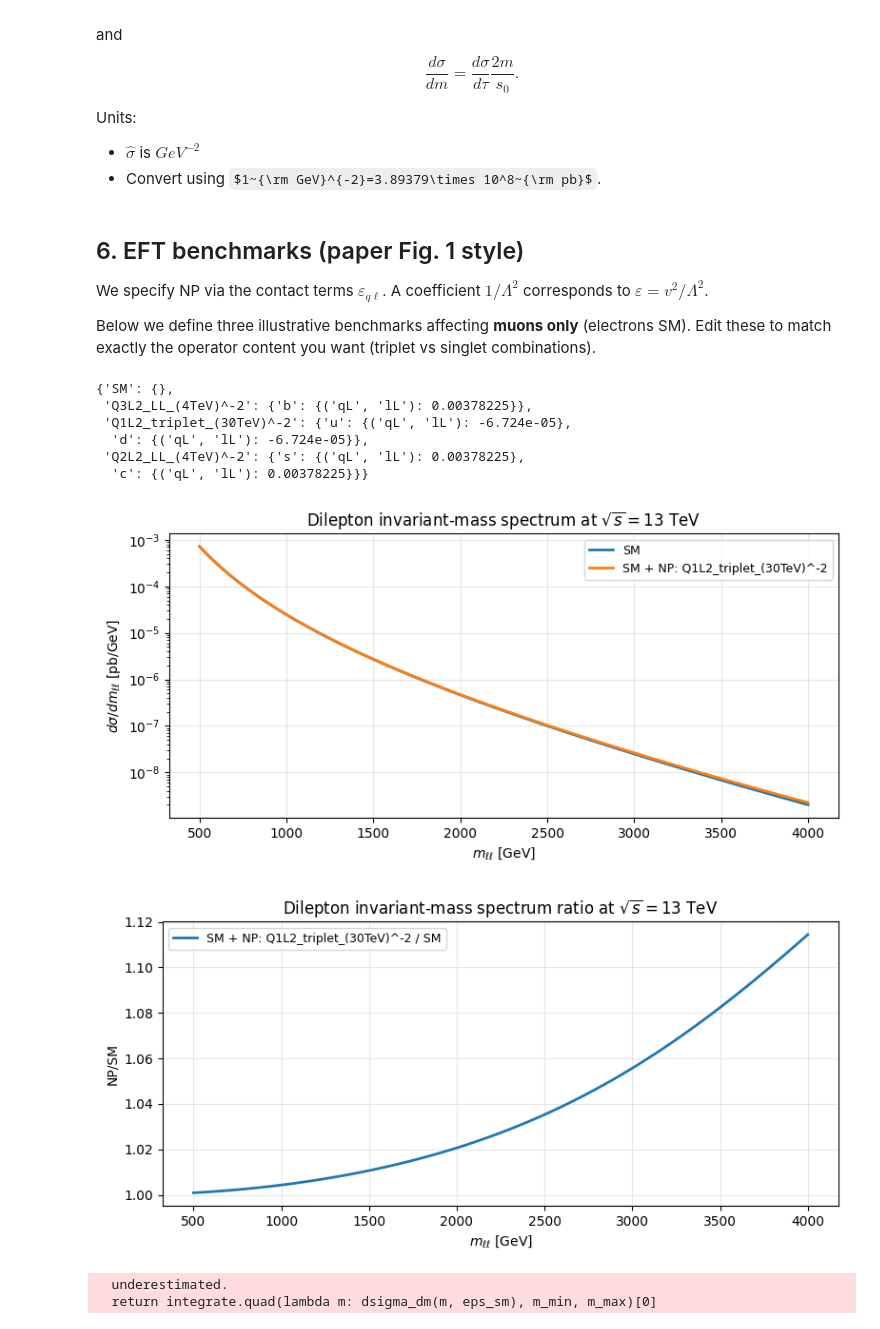
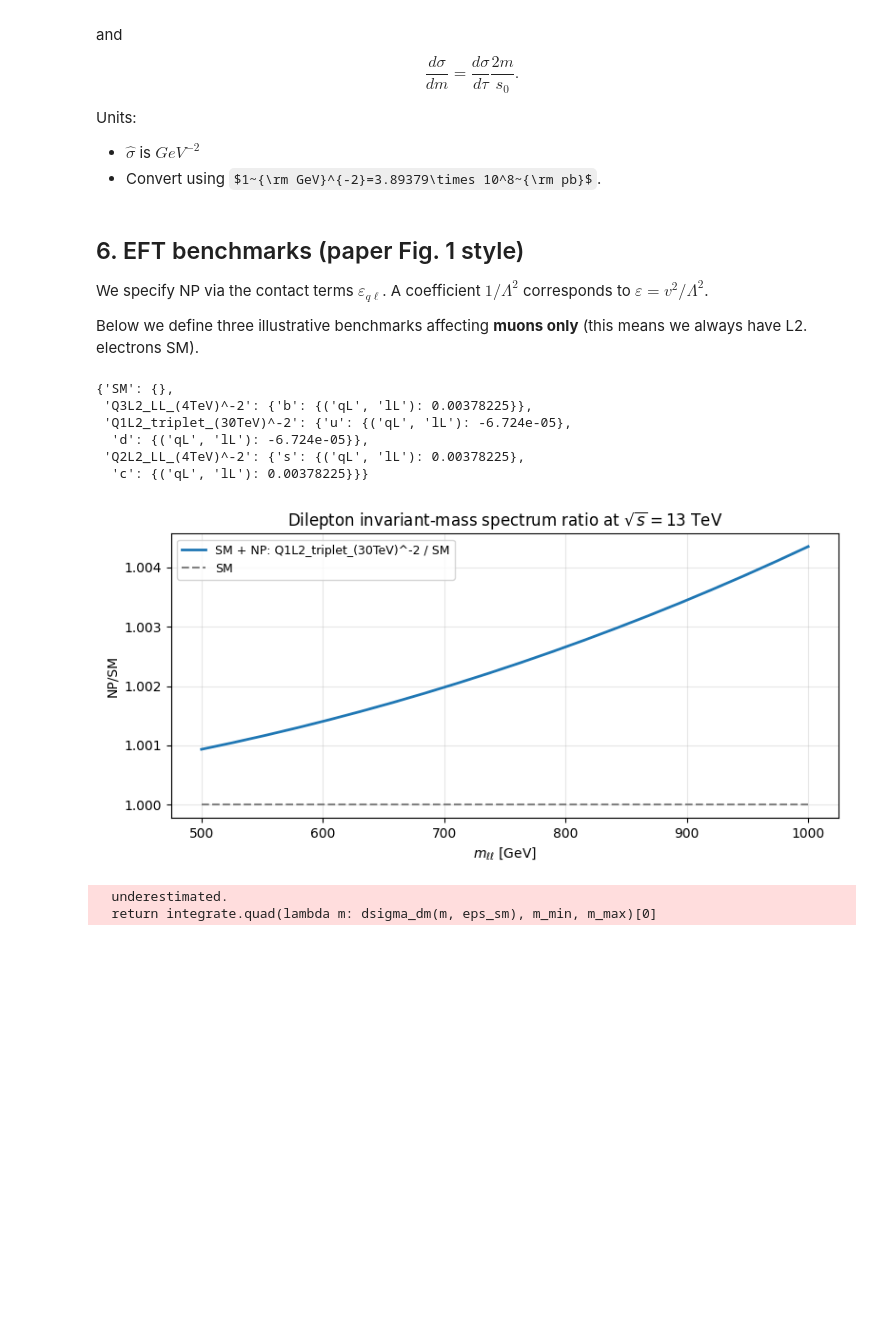
Before and after one commit to manuel-morales-a/flavourful_DY_PDF_SMEFT, a Jupyter notebook: dy_SM_NP.ipynb, the cells around one changed output. Cells and saved outputs as stored; diff of their text form; code cells hidden in the pictures; some formulas as TeX source; blank space fills up the shorter version.

```diff
--- a/dy_SM_NP.ipynb
+++ b/dy_SM_NP.ipynb
@@ -93,3 +106,19 @@ def F_form_factor(s, Qq, Ql, gZq, gZl, eps=0.0):
     zprop = (gZq * gZl) / (s - mZ**2 + 1j*mZ*GammaZ)
     contact = eps / v**2
     return photon + zprop + contact
+# %%
+# Example: three form factors and their modulus-squared
+s_example = 1000.0**2  # GeV^2
+
+F1 = F_form_factor(s_example, Q_u, Q_e, gZuL, gZlL, eps=0.0)
+F2 = F_form_factor(s_example, Q_u, Q_e, gZuL, gZlL, eps=eps_from_Lambda(30.0, sign=+1.0))
+F3 = F_form_factor(s_example, Q_u, Q_e, gZuL, gZlL, eps=eps_from_Lambda(30.0, sign=-1.0))
+
+examples = {"F1 (SM photon+Z)": F1,
+            "F2 (+eps, 30 TeV)": F2,
+            "F3 (-eps, 30 TeV)": F3}
+
+for name, val in examples.items():
+    print(name, "=", val)
+    print("|{}|^2 =".format(name), abs(val)**2)
+    print()
@@ -289,6 +335,5 @@ def dsigma_dm(m, eps_by_flavour, muF=None):
 We specify NP via the contact terms $\varepsilon_{q\ell}$.
 A coefficient $1/\Lambda^2$ corresponds to $\varepsilon = v^2/\Lambda^2$.
 
-Below we define three illustrative benchmarks affecting **muons only** (electrons SM).
-Edit these to match exactly the operator content you want (triplet vs singlet combinations).
+Below we define three illustrative benchmarks affecting **muons only** (this means we always have L2. electrons SM).
 # %%
@@ -322,50 +366,50 @@ benchmarks
 # %%
 # ---------------------------------
 # Choose benchmark and mass grid
 # ---------------------------------
 bench_name = "Q1L2_triplet_(30TeV)^-2"   # change as needed
 eps_np = benchmarks[bench_name]
 eps_sm = benchmarks["SM"]
 
-m_grid = np.linspace(500.0, 4000.0, 80)  # GeV
+m_grid = np.linspace(500.0, 1000.0, 20)  # GeV
 
 # ---------------------------------
 # Compute spectra
 # ---------------------------------
 ds_dm_sm = np.array([dsigma_dm(m, eps_sm) for m in m_grid])
 ds_dm_np = np.array([dsigma_dm(m, eps_np) for m in m_grid])
 
-# ---------------------------------
-# Plot dσ/dm
-# ---------------------------------
-plt.figure(figsize=(8,4))
-plt.plot(m_grid, ds_dm_sm, label="SM", linewidth=2)
-plt.plot(m_grid, ds_dm_np, label=f"SM + NP: {bench_name}", linewidth=2)
+## ---------------------------------
+## Plot dσ/dm
+## ---------------------------------
+#fig, ax = plt.subplots(figsize=(8,4))
+#ax.plot(m_grid, ds_dm_sm, label="SM", linewidth=2)
+#ax.plot(m_grid, ds_dm_np, label=f"SM + NP: {bench_name}", linewidth=2)
 
-plt.yscale("log")
-plt.xlabel(r"$m_{\ell\ell}$ [GeV]")
-plt.ylabel(r"$d\sigma/dm_{\ell\ell}$ [pb/GeV]")
-plt.title(r"Dilepton invariant-mass spectrum at $\sqrt{s}=13$ TeV")
-plt.grid(True, alpha=0.3)
-plt.legend(fontsize=9)
-plt.tight_layout()
-plt.show()
+#ax.set_yscale("log")
+#ax.set_xlabel(r"$m_{\ell\ell}$ [GeV]")
+#ax.set_ylabel(r"$d\sigma/dm_{\ell\ell}$ [pb/GeV]")
+#ax.set_title(r"Dilepton invariant-mass spectrum at $\sqrt{s}=13$ TeV")
+#ax.grid(True, alpha=0.3)
+#ax.legend(fontsize=9)
+#fig.tight_layout()
+#plt.show()
 
 # Now, also plot ratio
-plt.figure(figsize=(8,4))
-plt.plot(m_grid, ds_dm_np/ds_dm_sm, label=f"SM + NP: {bench_name} / SM", linewidth=2)
+fig, ax = plt.subplots(figsize=(8,4))
+ax.plot(m_grid, ds_dm_np/ds_dm_sm, label=f"SM + NP: {bench_name} / SM", linewidth=2)
+ax.hlines(1.0, m_grid[0], m_grid[-1], colors='gray', linestyles='dashed', label="SM")
 
-plt.yscale("linear")
-plt.xlabel(r"$m_{\ell\ell}$ [GeV]")
-#plt.ylabel(r"$\frac{d\sigma/dm_{\ell\ell}}{d\sigma/dm_{\ell\ell}^{\text{SM}}}$")
-plt.ylabel(r"NP/SM")
-plt.title(r"Dilepton invariant-mass spectrum ratio at $\sqrt{s}=13$ TeV")
-plt.grid(True, alpha=0.3)
-plt.legend(fontsize=9)
-plt.tight_layout()
+ax.set_yscale("linear")
+ax.set_xlabel(r"$m_{\ell\ell}$ [GeV]")
+#ax.set_ylabel(r"$\frac{d\sigma/dm_{\ell\ell}}{d\sigma/dm_{\ell\ell}^{\text{SM}}}$")
+ax.set_ylabel(r"NP/SM")
+ax.set_title(r"Dilepton invariant-mass spectrum ratio at $\sqrt{s}=13$ TeV")
+ax.grid(True, alpha=0.3)
+ax.legend(fontsize=9)
+fig.tight_layout()
 # %% [output]
-[figure, old version]
+[figure, new version]
-[figure, removed]
 # %%
 # Integrate the SM cross section
 def integrate_sm_cross_section(eps_sm, m_min, m_max):
```
Also changed, not shown: parts of 12 cells of this notebook.
